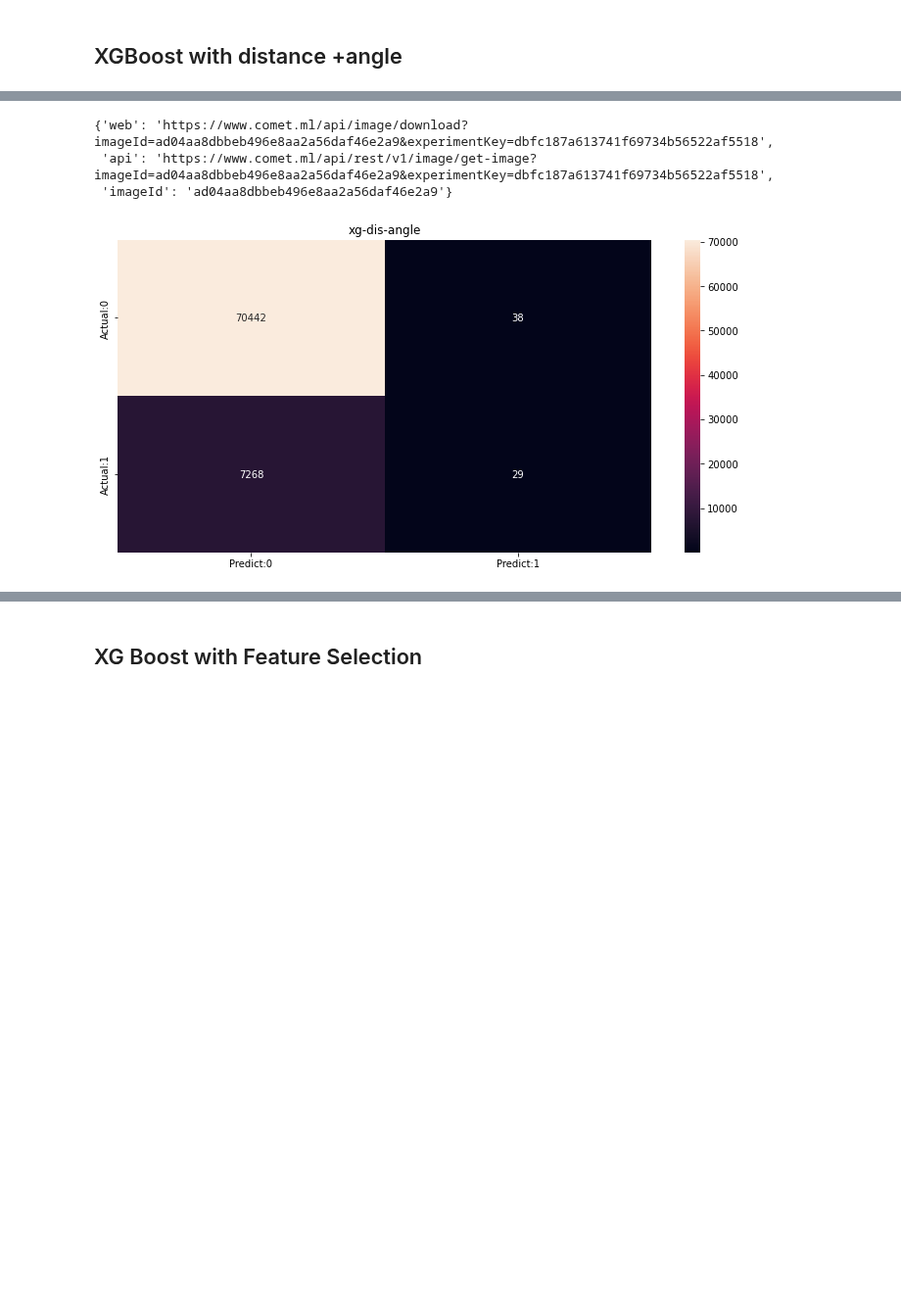
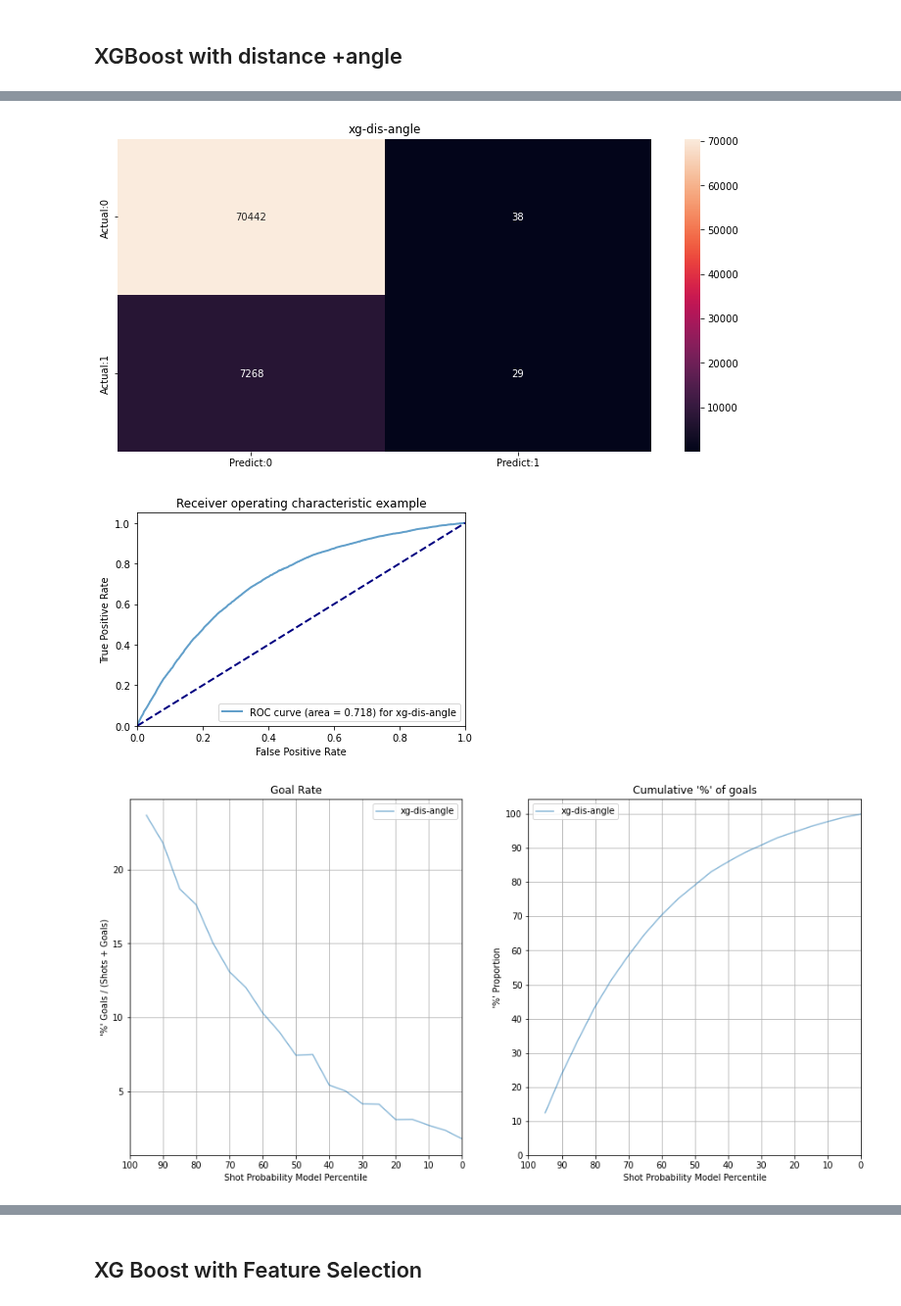
Before and after one commit to M0rph3e/ift6758-project-main, a Jupyter notebook: notebooks/XGBoost_question5.ipynb, the cells around one changed output, grey strips where cells are left out. Shown at 98% size. Saved outputs shown, nothing was run; the diff lists cells and outputs as text; code cells hidden in the pictures; blank space fills up the shorter version.

```diff
--- a/notebooks/XGBoost_question5.ipynb
+++ b/notebooks/XGBoost_question5.ipynb
@@ -181,28 +180,27 @@ COMET WARNING: You must install graphviz to plot tree
 # %%
 img_path = os.path.join(tempfile.mkdtemp(), 'imgs')
 
 plot_metrics.plotConfusion(Yval,y_pred_val, title=experiment)
 if COMET:
     comet_exp.log_figure(figure=plt)
 plot_metrics.plot_roc([Yval],[y_pred_val_scores],[experiment])
 if COMET:
     comet_exp.log_figure(figure=plt)
 plot_metrics.plot_percentile([Yval],[y_pred_val_scores],bin_width=5,plot_labels=[experiment])
 if COMET:
     comet_exp.log_figure(figure=plt)
-plot_metrics.plot_calibration([Yval],[y_pred_val_scores],plot_labels=[experiment])
+plot_metrics.plot_calibration([Yval],[y_pred_val_scores],plot_labels=[experiment],n_bins=50)
 if COMET:
     comet_exp.log_figure(figure=plt)
 # %% [output]
               precision    recall  f1-score   support
 
            0       0.91      1.00      0.95     70480
            1       0.43      0.00      0.01      7297
 
     accuracy                           0.91     77777
    macro avg       0.67      0.50      0.48     77777
 weighted avg       0.86      0.91      0.86     77777
-{'web': 'https://www.comet.ml/api/image/download?imageId=ad04aa8dbbeb496e8aa2a56daf46e2a9&experimentKey=dbfc187a613741f69734b56522af5518',
- 'api': 'https://www.comet.ml/api/rest/v1/image/get-image?imageId=ad04aa8dbbeb496e8aa2a56daf46e2a9&experimentKey=dbfc187a613741f69734b56522af5518',
- 'imageId': 'ad04aa8dbbeb496e8aa2a56daf46e2a9'}
 [figure]
+[figure, added]
+[figure, added]
```
Also changed, not shown: parts of 36 cells of this notebook, 11 other files.
